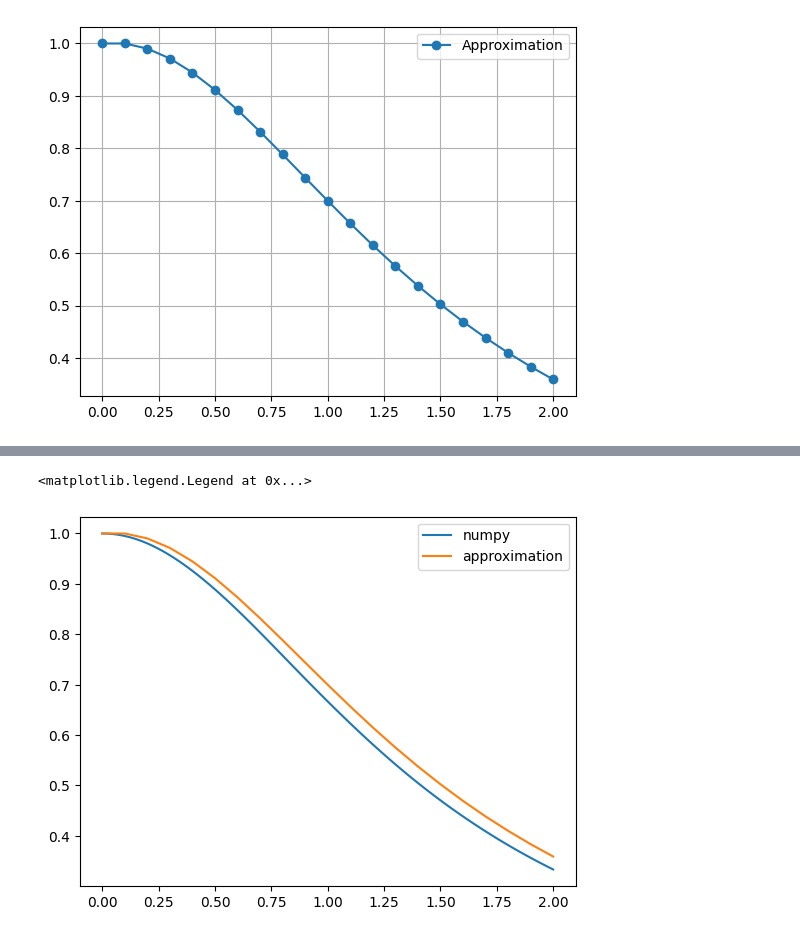
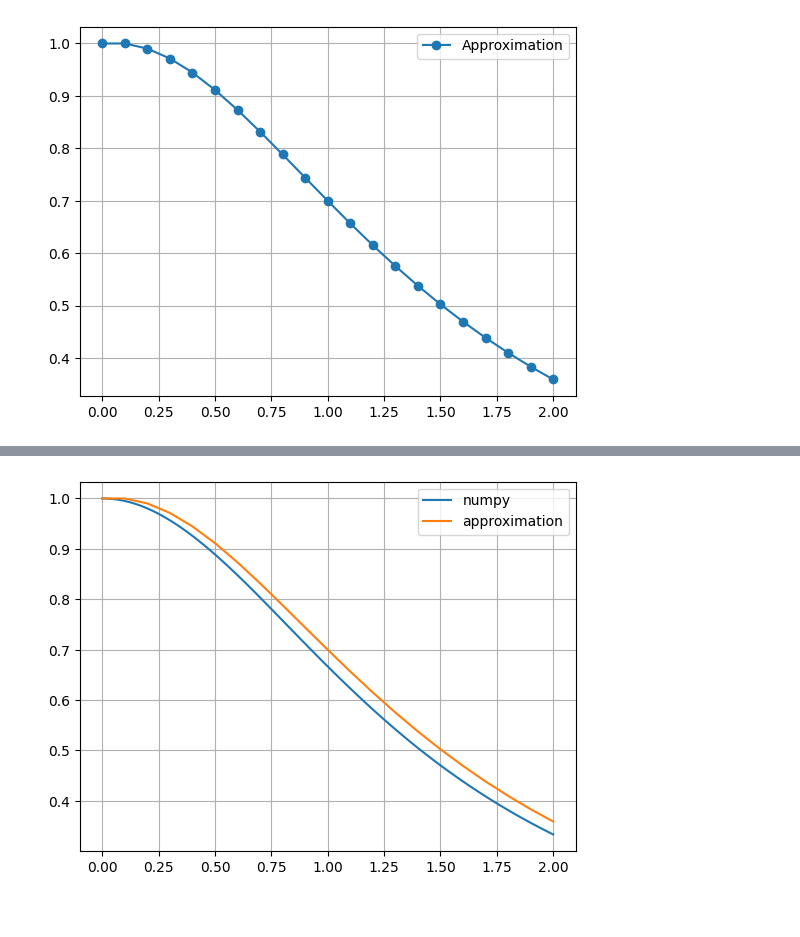
Before and after one commit to GiacomoDiFa/Progetto-MN, a Jupyter notebook: progetto_MN_Di_Fabrizio_Montanari.ipynb, the cells around one changed output, grey strips where cells are left out. Drawn from its saved outputs; the diff is of its cells as text; code cells hidden in the pictures.

```diff
--- a/progetto_MN_Di_Fabrizio_Montanari.ipynb
+++ b/progetto_MN_Di_Fabrizio_Montanari.ipynb
@@ -107,7 +142,7 @@ def finDif(omega, f, n, bc):
 # %%
 omega = [0, np.pi]
 f = lambda x : np.sin(x)
-n = 5
+n = 6
 bc = [0, 0]
 A, b = finDif(omega, f, n, bc)
 print("A =")
@@ -181,13 +221,17 @@ Solve the derived linear system using the implemented functions and plot the com
 # %%
 omega = [0, np.pi]
 f = lambda x : np.sin(x)
-n = 500
+n = 20
 bc = [0, 0]
+
 A, b = finDif(omega, f, n, bc)
-x = np.linspace(0, np.pi, n)
 L, U = LU(A)
 w = L_solve(L, b)
 u = U_solve(U, w)
 
-_ = plt.plot(x, u, 'ro')
+x = np.linspace(0, np.pi, n)
+plt.plot(x, u, 'ro')
+plt.xlabel('Omega')
+plt.ylabel('u')
+plt.grid()
 # %% [output]
@@ -557,21 +725,25 @@ def newton(f,f_prime,x0,eps =1e-30 ,n_max =1000000 ):
 # %%
+# backward euler method
 def be(y0, t0, tf, h):
-  timesteps = np.arange(t0, tf + 1e-10, h)
-  sol = np.zeros_like(timesteps)
-  sol[0] = y0
 
-  for i in range(1, len(sol)):
-    t = timesteps[i-1]
-    f = lambda z: h * t * z**2 + z - sol[i-1]
-    f_prime = lambda z: 2 * h * t * z + 1
-    sol[i],_ = newton(f, f_prime, y0)
+    timesteps = np.arange(t0, tf+1e-10, h)
+    sol = np.zeros_like(timesteps)
 
-  return sol, timesteps
+    # initial condition
+    sol[0] = y0
+    for i in range(1, len(sol)):
+        t = timesteps[i-1]
+        g = lambda y: h * t * y**2 + y - sol[i-1]
+        g_prime = lambda y: 2 * h * t * y + 1
+        sol[i], errors = newton(g, g_prime, y0)
+
+    return sol, timesteps
 # %%
 t0 = 0
 tf = 2
 y0 = 1
-y, t = be(y0, t0, tf, 0.1)
+h = 0.1
+y, t = be(y0, t0, tf, h)
 
 plt.plot(t, y, 'o-', label='Approximation')
 plt.legend()
@@ -594,32 +753,33 @@ dato che deve essere $y(0) = 1$ allora $C = 1$
 # %%
 # Definisci l'equazione differenziale
 def ode_func(t, y):
     return -t*y**2  # Ad esempio, consideriamo l'equazione y' = t * y
 
 # Definisci le condizioni iniziali
 t0 = 0  # Tempo iniziale
 y0 = 1  # Valore iniziale di y(t0)
 
 # Definisci l'intervallo di tempo in cui risolvere l'ODE
 t_start = t0  # Inizio dell'intervallo di tempo
 t_end = 2  # Fine dell'intervallo di tempo
 num_points = 100  # Numero di punti di campionamento desiderati
 t_span = np.linspace(t_start, t_end, num_points)
 
 # Risolvi l'ODE con il passo di campionamento personalizzato
 sol = scipy.integrate.solve_ivp(ode_func, [t_start, t_end], [y0], t_eval=t_span)
 
 # Ottieni i risultati
 t = sol.t  # Array dei tempi
 y = sol.y[0]  # Array dei valori di y corrispondenti ai tempi
 
 # Stampa i risultati
 #for i in range(len(t)):
 #    print(f"t: {t[i]}, y: {y[i]}")
+
 ynostra, tnostra = be(y0, t0, tf, 0.1)
-plt.plot(sol.t,sol.y[0], label= 'numpy')
-plt.plot(tnostra,ynostra, label = 'approximation')
+plt.plot(sol.t, sol.y[0], label= 'numpy')
+plt.plot(tnostra, ynostra, label = 'approximation')
 plt.legend()
+plt.grid()
 # %% [output]
-<matplotlib.legend.Legend at 0x...>
-[figure, old version]
+[figure, new version]
```
Also changed, not shown: parts of 31 cells of this notebook.
